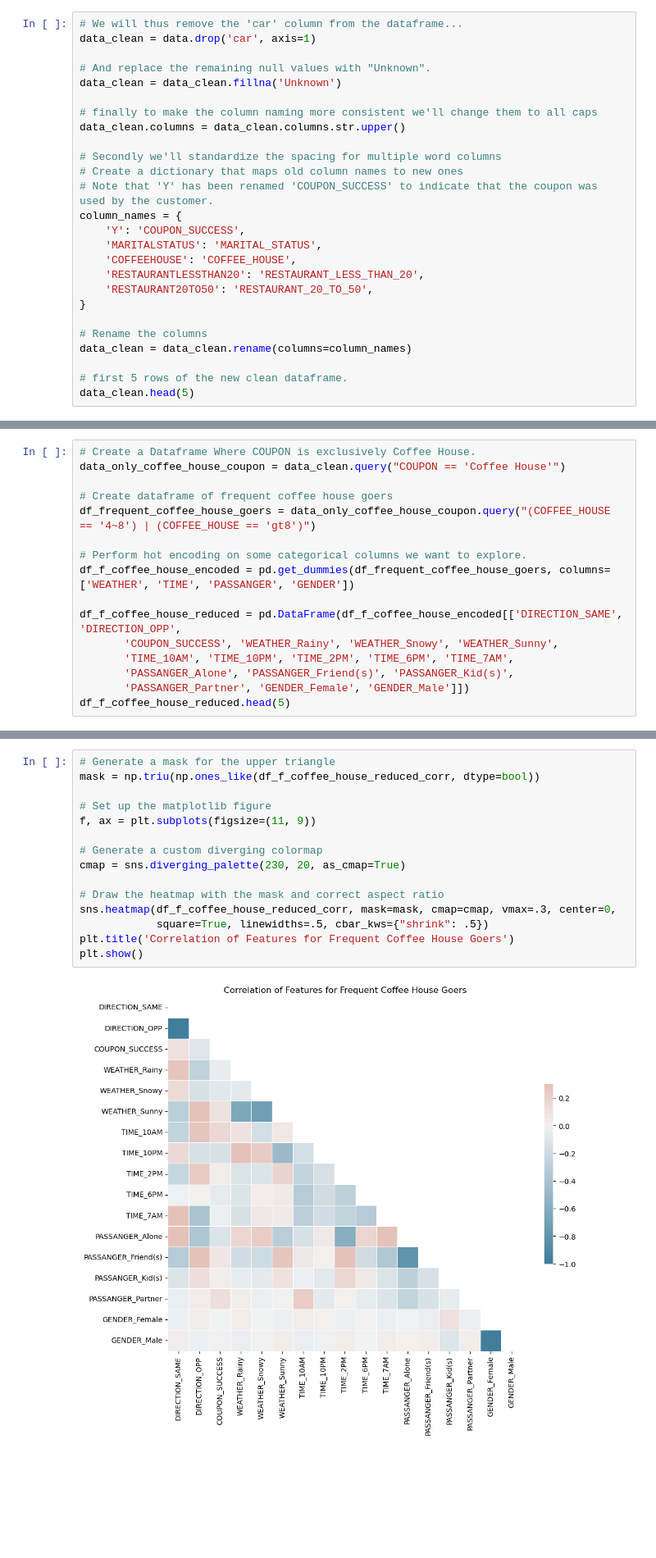
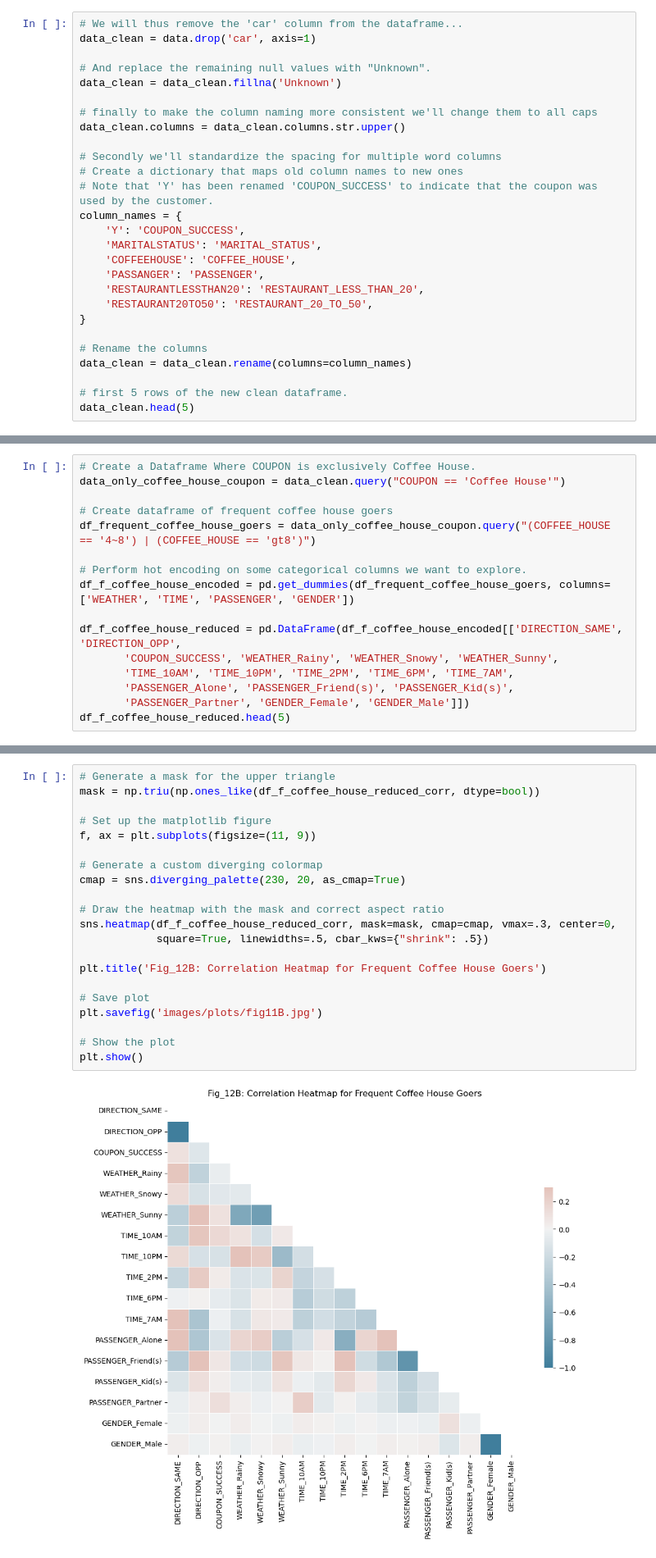
Before and after one commit to elmunoz42/berkeley-aiml-coupon-analysis, a Jupyter notebook: prompt.ipynb, the cells around one changed output, grey strips where cells are left out. Shown at 82% size. Drawn from its saved outputs; the diff is of its cells as text; blank space fills up the shorter version.

```diff
--- a/prompt.ipynb
+++ b/prompt.ipynb
@@ -180,6 +177,7 @@ column_names = {
     'Y': 'COUPON_SUCCESS',
     'MARITALSTATUS': 'MARITAL_STATUS',
     'COFFEEHOUSE': 'COFFEE_HOUSE',
+    'PASSANGER': 'PASSENGER',
     'RESTAURANTLESSTHAN20': 'RESTAURANT_LESS_THAN_20',
     'RESTAURANT20TO50': 'RESTAURANT_20_TO_50',
 }
@@ -1156,13 +1154,13 @@ data_only_coffee_house_coupon = data_clean.query("COUPON == 'Coffee House'")
 df_frequent_coffee_house_goers = data_only_coffee_house_coupon.query("(COFFEE_HOUSE == '4~8') | (COFFEE_HOUSE == 'gt8')")
 
 # Perform hot encoding on some categorical columns we want to explore.
-df_f_coffee_house_encoded = pd.get_dummies(df_frequent_coffee_house_goers, columns=['WEATHER', 'TIME', 'PASSANGER', 'GENDER'])
+df_f_coffee_house_encoded = pd.get_dummies(df_frequent_coffee_house_goers, columns=['WEATHER', 'TIME', 'PASSENGER', 'GENDER'])
 
 df_f_coffee_house_reduced = pd.DataFrame(df_f_coffee_house_encoded[['DIRECTION_SAME', 'DIRECTION_OPP',
        'COUPON_SUCCESS', 'WEATHER_Rainy', 'WEATHER_Snowy', 'WEATHER_Sunny',
        'TIME_10AM', 'TIME_10PM', 'TIME_2PM', 'TIME_6PM', 'TIME_7AM',
-       'PASSANGER_Alone', 'PASSANGER_Friend(s)', 'PASSANGER_Kid(s)',
-       'PASSANGER_Partner', 'GENDER_Female', 'GENDER_Male']])
+       'PASSENGER_Alone', 'PASSENGER_Friend(s)', 'PASSENGER_Kid(s)',
+       'PASSENGER_Partner', 'GENDER_Female', 'GENDER_Male']])
 df_f_coffee_house_reduced.head(5)
 # %% [output]
 |  | DIRECTION_SAME | DIRECTION_OPP | COUPON_SUCCESS | WEATHER_Rainy | WEATHER_Snowy | WEATHER_Sunny | TIME_10AM | ... |
@@ -1191,17 +1204,23 @@ plt.show()
 # %%
 # Generate a mask for the upper triangle
 mask = np.triu(np.ones_like(df_f_coffee_house_reduced_corr, dtype=bool))
 
 # Set up the matplotlib figure
 f, ax = plt.subplots(figsize=(11, 9))
 
 # Generate a custom diverging colormap
 cmap = sns.diverging_palette(230, 20, as_cmap=True)
 
 # Draw the heatmap with the mask and correct aspect ratio
 sns.heatmap(df_f_coffee_house_reduced_corr, mask=mask, cmap=cmap, vmax=.3, center=0,
             square=True, linewidths=.5, cbar_kws={"shrink": .5})
-plt.title('Correlation of Features for Frequent Coffee House Goers')
+
+plt.title('Fig_12B: Correlation Heatmap for Frequent Coffee House Goers')
+
+# Save plot
+plt.savefig('images/plots/fig11B.jpg')
+
+# Show the plot
 plt.show()
 # %% [output]
-[figure, old version]
+[figure, new version]
```
Also changed, not shown: parts of 23 cells of this notebook, 13 other files.
